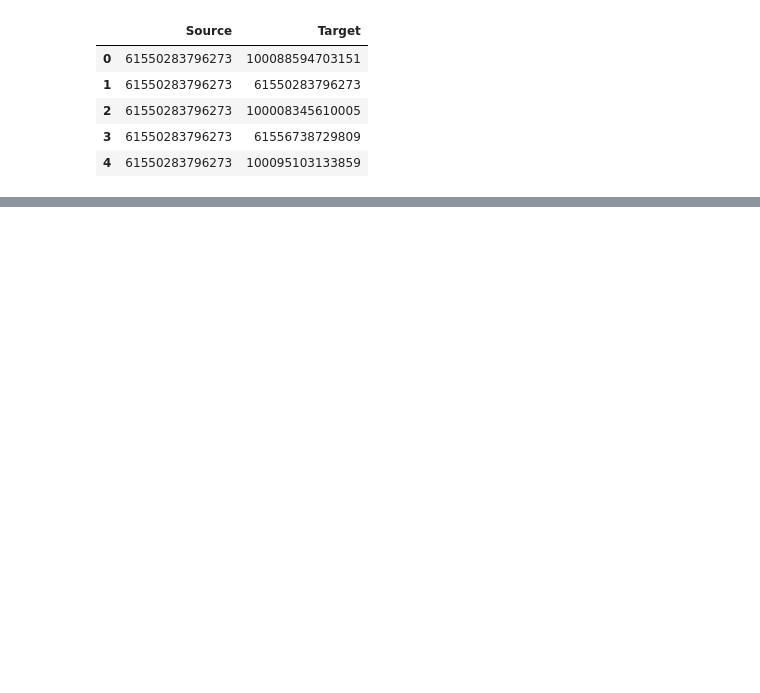
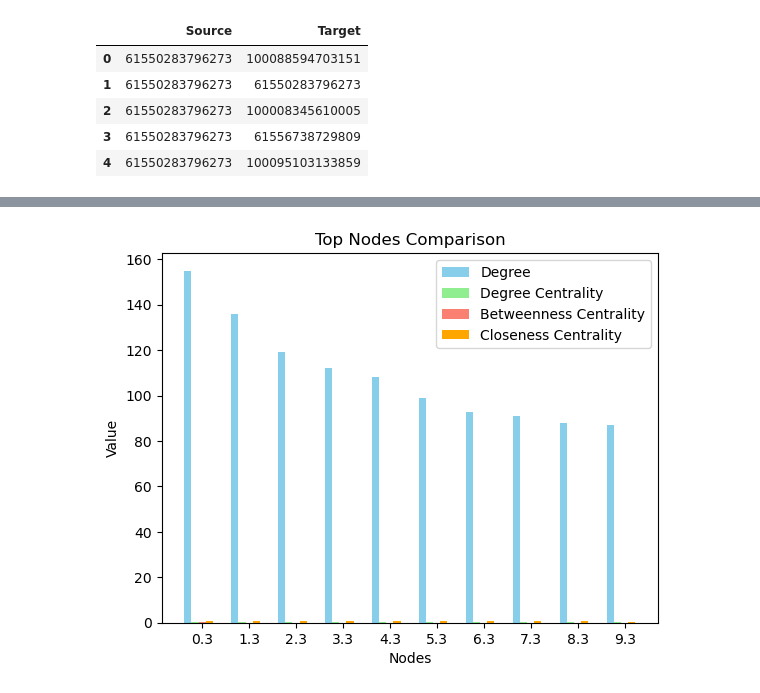
Before and after one commit to HungNguyen4864/SocialNetWork_2, a Jupyter notebook: Project/visualization.ipynb, the cells around one changed output, grey strips where cells are left out. Cells and saved outputs as stored; diff of their text form; code cells hidden in the pictures; blank space fills up the shorter version.

```diff
--- a/Project/visualization.ipynb
+++ b/Project/visualization.ipynb
@@ -264,0 +280,40 @@ visualize_metrics(G, metrics)
+# %%
+def plot_centrality_comparison(metrics, top_n=10):
+    top_degree_nodes = sorted(metrics['degrees'].items(), key=lambda x: x[1], reverse=True)[:top_n]
+    top_dc_nodes = sorted(metrics['degree_centrality']['values'].items(), key=lambda x: x[1], reverse=True)[:top_n]
+    top_bc_nodes = sorted(metrics['betweenness_centrality']['values'].items(), key=lambda x: x[1], reverse=True)[:top_n]
+    top_cc_nodes = sorted(metrics['closeness_centrality']['values'].items(), key=lambda x: x[1], reverse=True)[:top_n]
+
+    top_nodes = {
+        'Degree': [x[0] for x in top_degree_nodes],
+        'Degree Centrality': [x[0] for x in top_dc_nodes],
+        'Betweenness Centrality': [x[0] for x in top_bc_nodes],
+        'Closeness Centrality': [x[0] for x in top_cc_nodes]
+    }
+
+    top_values = {
+        'Degree': [x[1] for x in top_degree_nodes],
+        'Degree Centrality': [x[1] for x in top_dc_nodes],
+        'Betweenness Centrality': [x[1] for x in top_bc_nodes],
+        'Closeness Centrality': [x[1] for x in top_cc_nodes]
+    }
+
+    bar_width = 0.15
+    index = np.arange(top_n)
+
+    plt.bar(index, top_values['Degree'], bar_width, label='Degree', color='skyblue')
+    plt.bar(index + bar_width, top_values['Degree Centrality'], bar_width, label='Degree Centrality', color='lightgreen')
+    plt.bar(index + 2*bar_width, top_values['Betweenness Centrality'], bar_width, label='Betweenness Centrality', color='salmon')
+    plt.bar(index + 3*bar_width, top_values['Closeness Centrality'], bar_width, label='Closeness Centrality', color='orange')
+
+    plt.title('Top Nodes Comparison')
+    plt.xlabel('Nodes')
+    plt.ylabel('Value')
+    plt.xticks(index + 2*bar_width)
+    # plt.xticklabels(top_nodes['Degree'])
+    plt.legend()
+    plt.show()
+    return top_nodes, top_values
+top_nodes, top_values = plot_centrality_comparison(metrics)
+# %% [output]
+[figure, added]
```
Also changed, not shown: parts of 9 cells of this notebook, 24 other files.
